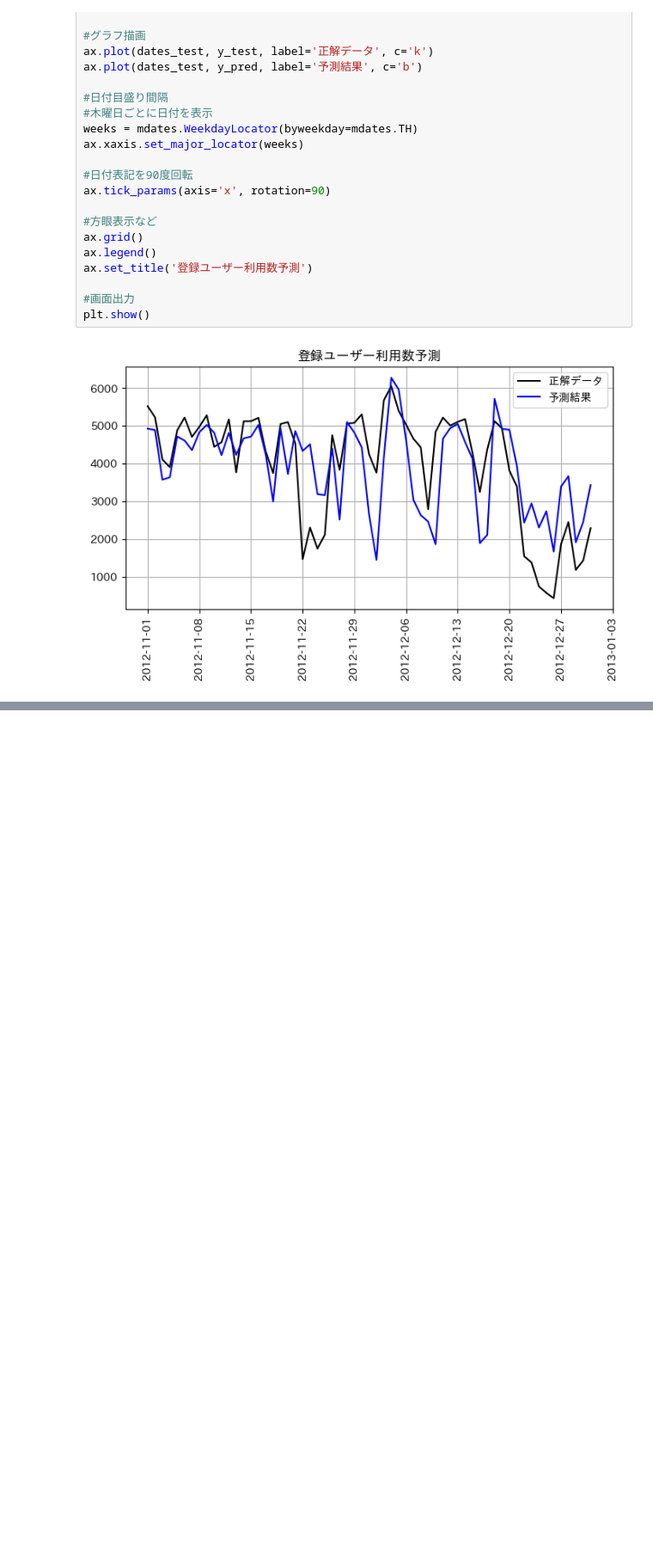
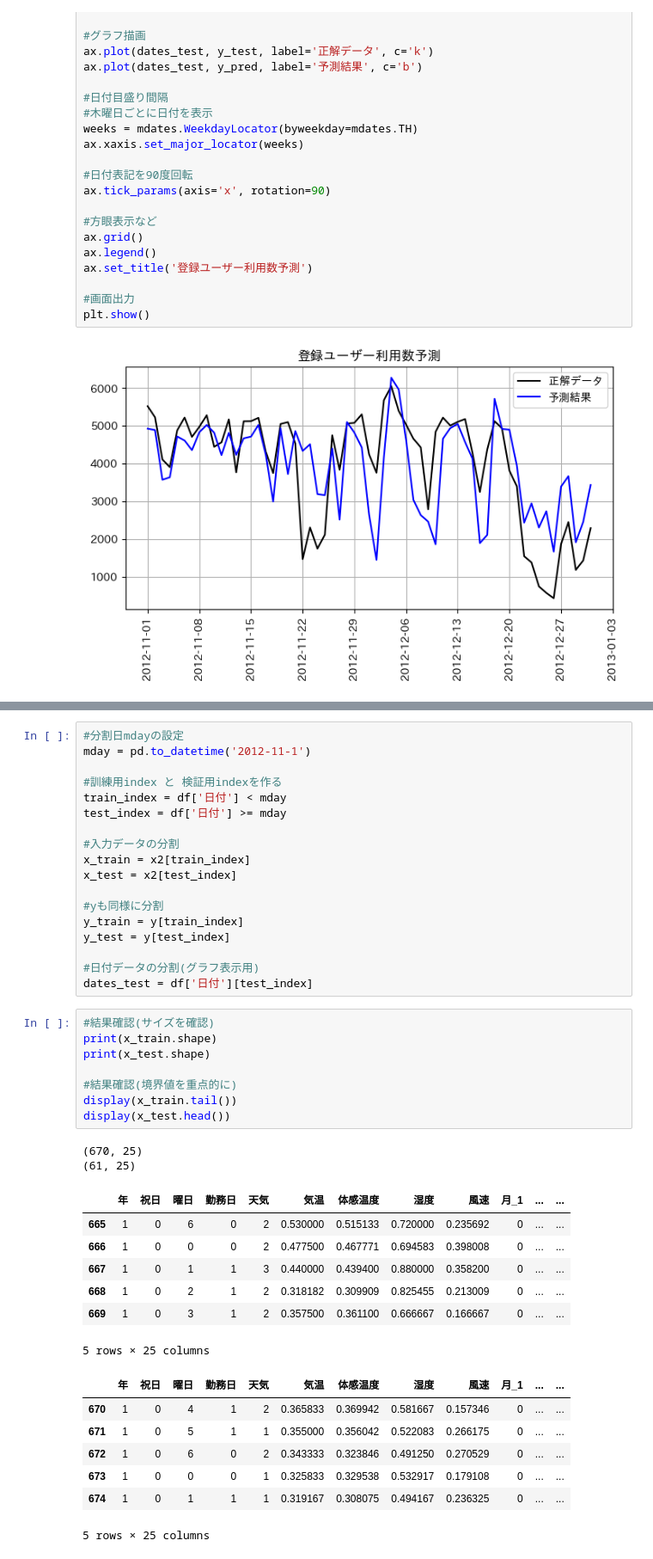
Before and after one commit to Syozaburo/Machine_learning_practice, a Jupyter notebook: Bike-Sharing-Dataset/Predict-use-of-bike.ipynb, the cells around one changed output, grey strips where cells are left out. Shown at 86% size. Cells and saved outputs as stored; diff of their text form; blank space fills up the shorter version.

```diff
--- a/Bike-Sharing-Dataset/Predict-use-of-bike.ipynb
+++ b/Bike-Sharing-Dataset/Predict-use-of-bike.ipynb
@@ -239,0 +263,43 @@ plt.show()
+# %%
+#分割日mdayの設定
+mday = pd.to_datetime('2012-11-1')
+
+#訓練用index と 検証用indexを作る
+train_index = df['日付'] < mday
+test_index = df['日付'] >= mday
+
+#入力データの分割
+x_train = x2[train_index]
+x_test = x2[test_index]
+
+#yも同様に分割
+y_train = y[train_index]
+y_test = y[test_index]
+
+#日付データの分割(グラフ表示用)
+dates_test = df['日付'][test_index]
+# %%
+#結果確認(サイズを確認)
+print(x_train.shape)
+print(x_test.shape)
+
+#結果確認(境界値を重点的に)
+display(x_train.tail())
+display(x_test.head())
+# %% [output]
+(670, 25)
+(61, 25)
+|  | 年 | 祝日 | 曜日 | 勤務日 | 天気 | 気温 | 体感温度 | 湿度 | 風速 | 月_1 | ... | ... |
+| 665 | 1 | 0 | 6 | 0 | 2 | 0.530000 | 0.515133 | 0.720000 | 0.235692 | 0 | ... | ... |
+| 666 | 1 | 0 | 0 | 0 | 2 | 0.477500 | 0.467771 | 0.694583 | 0.398008 | 0 | ... | ... |
+| 667 | 1 | 0 | 1 | 1 | 3 | 0.440000 | 0.439400 | 0.880000 | 0.358200 | 0 | ... | ... |
+| 668 | 1 | 0 | 2 | 1 | 2 | 0.318182 | 0.309909 | 0.825455 | 0.213009 | 0 | ... | ... |
+| 669 | 1 | 0 | 3 | 1 | 2 | 0.357500 | 0.361100 | 0.666667 | 0.166667 | 0 | ... | ... |
+5 rows × 25 columns
+|  | 年 | 祝日 | 曜日 | 勤務日 | 天気 | 気温 | 体感温度 | 湿度 | 風速 | 月_1 | ... | ... |
+| 670 | 1 | 0 | 4 | 1 | 2 | 0.365833 | 0.369942 | 0.581667 | 0.157346 | 0 | ... | ... |
+| 671 | 1 | 0 | 5 | 1 | 1 | 0.355000 | 0.356042 | 0.522083 | 0.266175 | 0 | ... | ... |
+| 672 | 1 | 0 | 6 | 0 | 2 | 0.343333 | 0.323846 | 0.491250 | 0.270529 | 0 | ... | ... |
+| 673 | 1 | 0 | 0 | 0 | 1 | 0.325833 | 0.329538 | 0.532917 | 0.179108 | 0 | ... | ... |
+| 674 | 1 | 0 | 1 | 1 | 1 | 0.319167 | 0.308075 | 0.494167 | 0.236325 | 0 | ... | ... |
+5 rows × 25 columns
```
Also changed, not shown: parts of 3 cells of this notebook.
